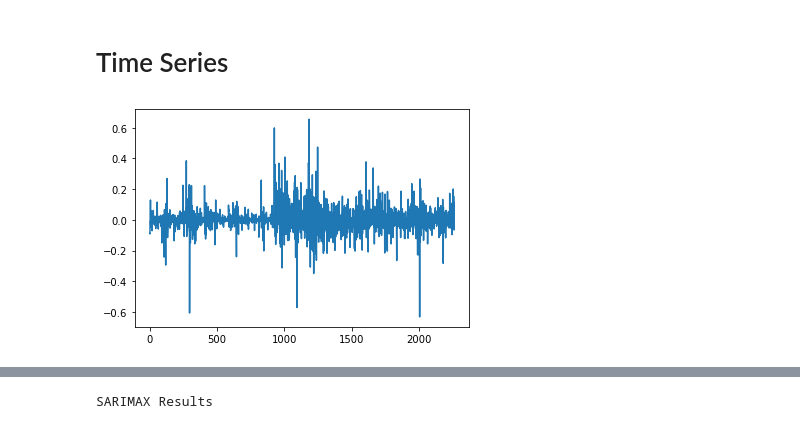
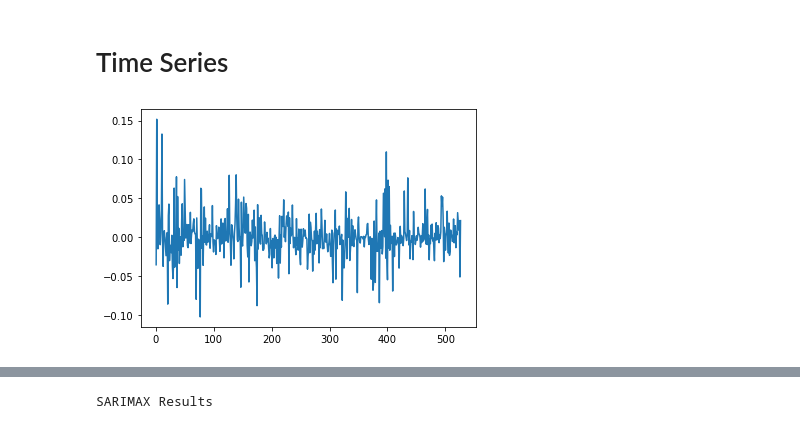
Before and after one commit to MohammedAamerHussain/Crypto-Portfolio-optimization, a Jupyter notebook: FInal Project CN.ipynb, the cells around one changed output, grey strips where cells are left out. Cells and saved outputs as stored; diff of their text form; code cells hidden in the pictures.

```diff
--- a/FInal Project CN.ipynb
+++ b/FInal Project CN.ipynb
@@ -8,0 +60,9 @@ from datetime import datetime
+# %%
+data=data[(data["Date"]>="2017-05-25") & (data["Date"]<="2020-11-15")]
+data=data.reset_index().drop("index",axis=1)
+train=data.loc[0:round(len(data["Return"])*.6)][["Close"#,"Open","High","Low","Volume","CenMA10"#,"Close_VIX","Volume","MA10","MA50","MA200","MACD_Indicator","Bollinger_High","Bollinger_Low"
+                                               ]]
+validate = data.loc[round(len(data["Return"])*.6)+1:round(len(data["Return"])*.8)][["Close"#,"Open","High","Low","Volume","CenMA10"#,"Close_VIX","Volume"#,"MA10","MA50","MA200","MACD_Indicator","Bollinger_High","Bollinger_Low"
+                                                                                 ]]
+test =data.loc[round(len(data["Return"])*.8)+1:][["Close"#,"Open","High","Low","Volume","CenMA10"#,"Close_VIX","Volume"#,"MA10","MA50","MA200","MACD_Indicator","Bollinger_High","Bollinger_Low"
+                                                ]]
@@ -50,10 +106,10 @@ lm.score(y=y,X=X)
 # Time Series
 # %%
 from scipy.stats import boxcox
-plt.plot(pd.DataFrame(boxcox(data["Close"])[0]).diff())
-dataadj=boxcox(data["Close"])[0]
+plt.plot(pd.DataFrame(boxcox(train["Close"])[0]).diff())
+dataadj=boxcox(train["Close"])[0]
 # %% [output]
-[figure, old version]
+[figure, new version]
 # %%
 pm.auto_arima(dataadj, start_p=1, start_q=1,
                          test='adf',
```
Also changed, not shown: parts of 62 cells of this notebook.
